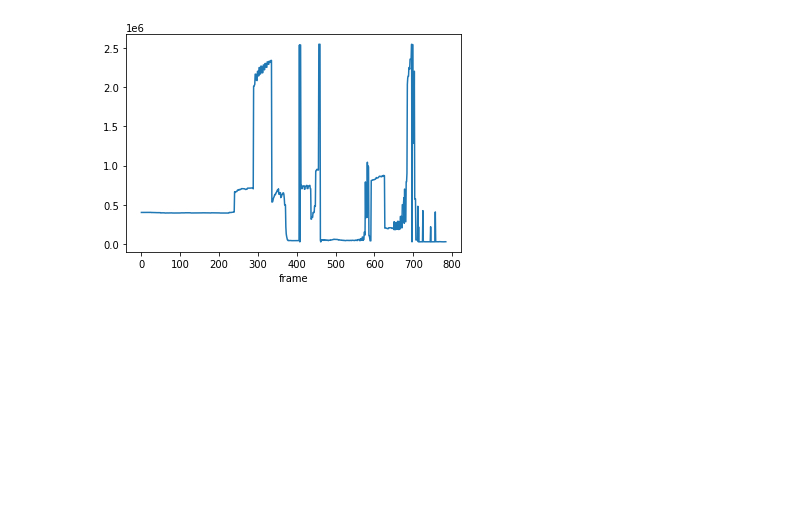
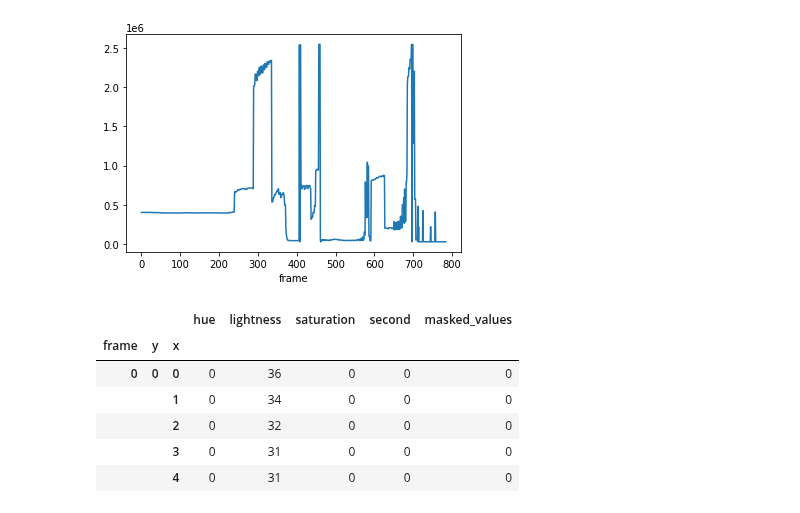
Before and after one commit to dream-team-nadia-woody/epilator, a Jupyter notebook: video_to_frame.ipynb, the cells around one changed output. Cells and saved outputs as stored; diff of their text form; code cells hidden in the pictures; blank space fills up the shorter version.

```diff
--- a/video_to_frame.ipynb
+++ b/video_to_frame.ipynb
@@ -505,3 +506,33 @@ masked_v = df.groupby('frame').masked_values.sum()
 masked_v.plot();
 # %% [output]
 [figure]
+# %%
+def add_mask(df: pd.DataFrame) -> pd.DataFrame:
+    '''
+    calls get_frame() to generate mask for each frame. saves results in np.array of 1 and 0
+    where 1 - light pixel, 0 - dark pixel
+    '''
+    # let's try the same but through numpy array
+    narr = np.empty((0,),dtype=np.uint8)
+    w = df.attrs['width']
+    h = df.attrs['height']
+    # loop through the frames
+    for f in df.index.levels[0]:
+        # save an image to the variable 'frame'
+        frame = df.loc[f].iloc[:, :-1].to_numpy().reshape(w, h, 3)
+        # get the mask
+        mask = get_mask(frame)
+        narr = np.concatenate([narr, mask.reshape(-1)])
+    return df.assign(masked_values = narr)
+# %%
+df = add_mask(df)
+# %%
+df.head()
+# %% [output]
+|  |  |  | hue | lightness | saturation | second | masked_values |
+| frame | y | x |  |  |  |  |  |
+| 0 | 0 | 0 | 0 | 36 | 0 | 0 | 0 |
+|  |  | 1 | 0 | 34 | 0 | 0 | 0 |
+|  |  | 2 | 0 | 32 | 0 | 0 | 0 |
+|  |  | 3 | 0 | 31 | 0 | 0 | 0 |
+|  |  | 4 | 0 | 31 | 0 | 0 | 0 |
```
Also changed, not shown: parts of 2 cells of this notebook, 1 other file.
